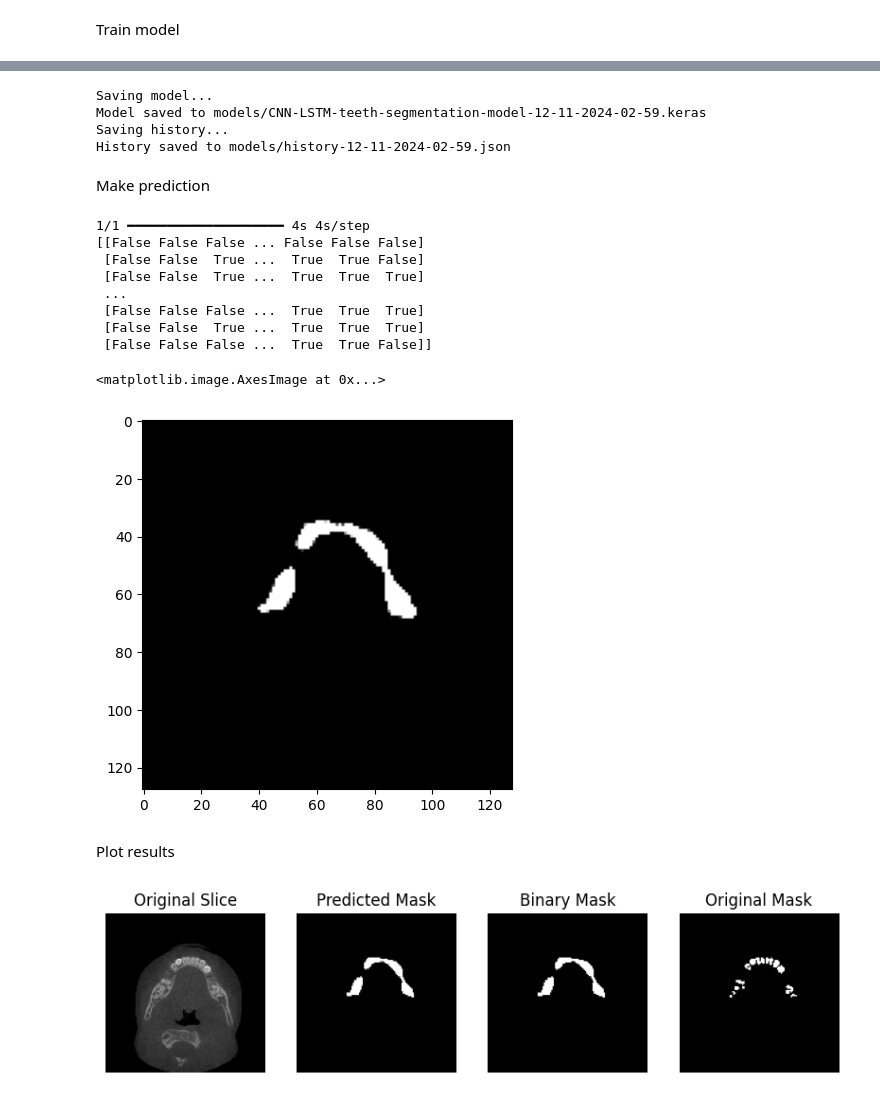
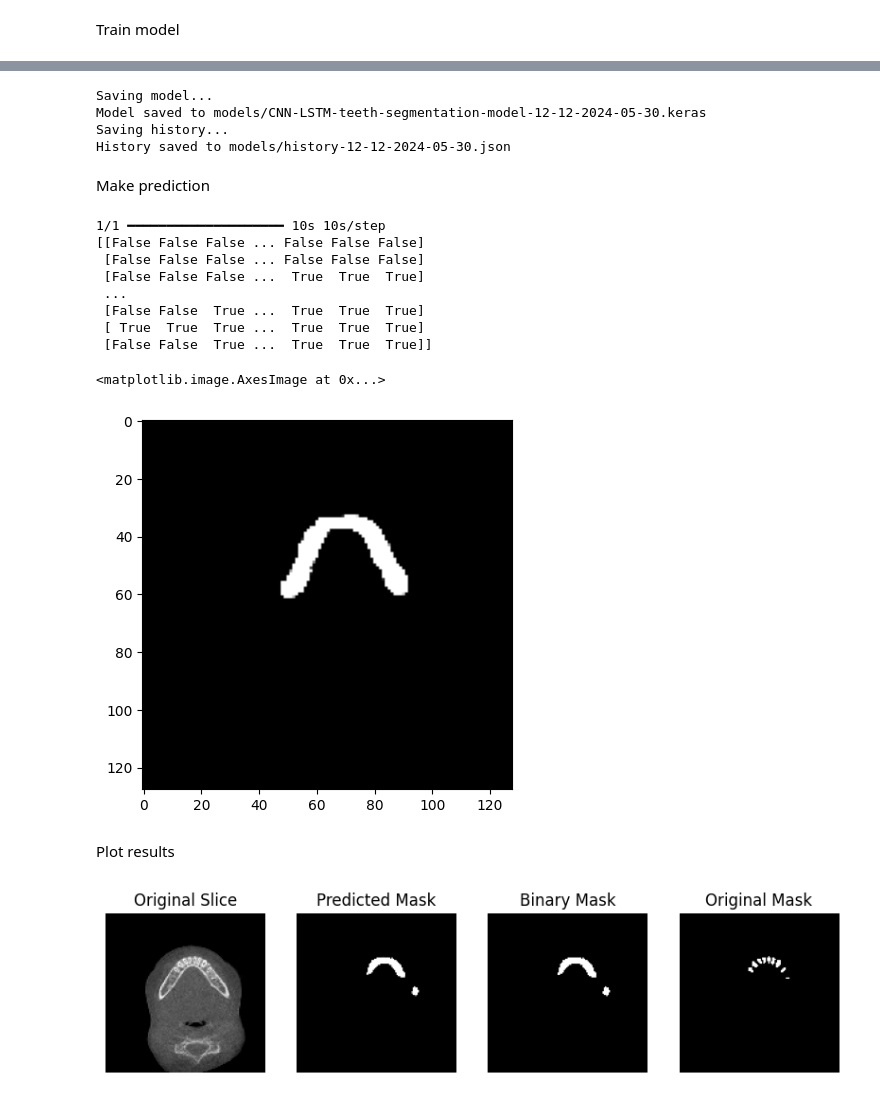
Before and after one commit to kkaczmarskinpg/teeth-segmentation-cbct-images-cnn-lstm, a Jupyter notebook: cnn-lstm-teeth-segmentation.ipynb, the cells around one changed output, grey strips where cells are left out. Cells and saved outputs as stored; diff of their text form; code cells hidden in the pictures.

```diff
--- a/cnn-lstm-teeth-segmentation.ipynb
+++ b/cnn-lstm-teeth-segmentation.ipynb
@@ -44,15 +48,15 @@ Prepare data
 # %%
 np.random.seed(LUCKY_NUMBER)
 batch_size = 1
-epochs = 40
+epochs = 100
 
 scan_names = [file[:8] for file in os.listdir(PHOTOS_PATH) if file.endswith(".nii.gz")]
 train, val, test = utils.split_train_val_test(scan_names, 0.7, 0.15, 0.15)
 print(f"Training data size: {len(train)}, Validation data size: {len(val)}, Test data size: {len(test)}")
 
 print(train)
-train_gen = utils.cbct_data_generator(PHOTOS_PATH, MASK_PATH, train)
-val_gen = utils.cbct_data_generator(PHOTOS_PATH, MASK_PATH, val)
+train_gen = utils.cbct_data_generator(PHOTOS_PATH, MASK_PATH, train, batch_size)
+val_gen = utils.cbct_data_generator(PHOTOS_PATH, MASK_PATH, val, batch_size)
 
 
 #model = CNNLSTMModel.create_cnn_lstm_model(image_shape=TARGET_SIZE, num_slices=50)
@@ -94,49 +98,49 @@ model.layers[9].input.shape
 # %%
 model.fit(
     train_gen,
-    batch_size=1,
-    steps_per_epoch=len(train)//batch_size,
+    batch_size=batch_size,
+    steps_per_epoch=len(train),
     validation_data=val_gen,
-    validation_steps=len(val)//batch_size,
+    validation_steps=len(val),
     epochs=epochs)
 # %%
 utils.save_model(model)
 # %% [output]
 Saving model...
-Model saved to models/CNN-LSTM-teeth-segmentation-model-12-11-2024-02-59.keras
+Model saved to models/CNN-LSTM-teeth-segmentation-model-12-12-2024-05-30.keras
 Saving history...
-History saved to models/history-12-11-2024-02-59.json
+History saved to models/history-12-12-2024-05-30.json
 # %% [markdown]
 Make prediction
 # %%
-test_scan = utils.load_nifti_cbct_scan(PHOTOS_PATH+test[15]+"_0000.nii.gz")
+test_scan = utils.load_nifti_cbct_scan(PHOTOS_PATH+train[0]+"_0000.nii.gz")
 test_scan = test_scan[..., np.newaxis]
 test_scan = np.expand_dims(test_scan, axis=0)
 
 predictions = model.predict(test_scan)
 
 predicted_mask = predictions[0]
 
 binary_mask = (predicted_mask > 0.5).astype(np.float32)
 
 print(predicted_mask[25,:,:,0] == predicted_mask[30,:,:,0])
 
 plt.imshow(predicted_mask[25, :, :, 0], cmap="gray")
 # %% [output]
-1/1 ━━━━━━━━━━━━━━━━━━━━ 4s 4s/step
+1/1 ━━━━━━━━━━━━━━━━━━━━ 10s 10s/step
 [[False False False ... False False False]
- [False False  True ...  True  True False]
+ [False False False ... False False False]
+ [False False False ...  True  True  True]
+ ...
  [False False  True ...  True  True  True]
- ...
- [False False False ...  True  True  True]
- [False False  True ...  True  True  True]
- [False False False ...  True  True False]]
+ [ True  True  True ...  True  True  True]
+ [False False  True ...  True  True  True]]
 <matplotlib.image.AxesImage at 0x...>
-[figure, old version]
+[figure, new version]
 # %% [markdown]
 Plot results
 # %%
-slice_index = 20
+slice_index = 10
 
 plt.figure(figsize=(10, 5))
 plt.subplot(1, 4, 1)
@@ -154,11 +158,11 @@ plt.title("Binary Mask")
 plt.imshow(binary_mask[slice_index, :, :, 0], cmap="gray")
 plt.axis('off')
 
-original_mask = utils.load_nifti_mask(MASK_PATH+test[15]+".nii.gz")
+original_mask = utils.load_nifti_mask(MASK_PATH+train[0]+".nii.gz")
 plt.subplot(1, 4, 4)
 plt.title("Original Mask")
 plt.imshow(original_mask[slice_index,:,:], cmap="gray")
 plt.axis('off')
 plt.show()
 # %% [output]
-[figure, old version]
+[figure, new version]
```
Also changed, not shown: parts of 5 cells of this notebook, 3 other files.
